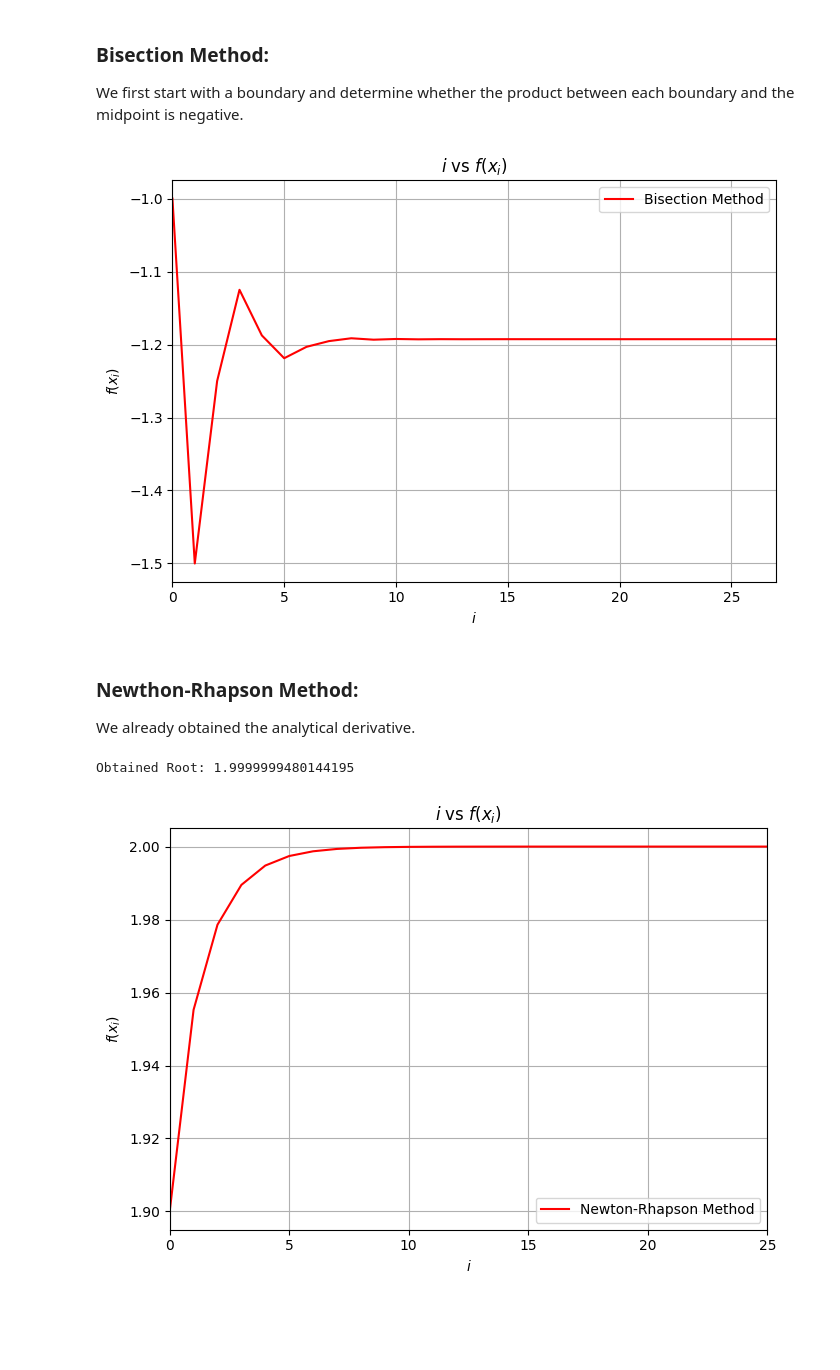
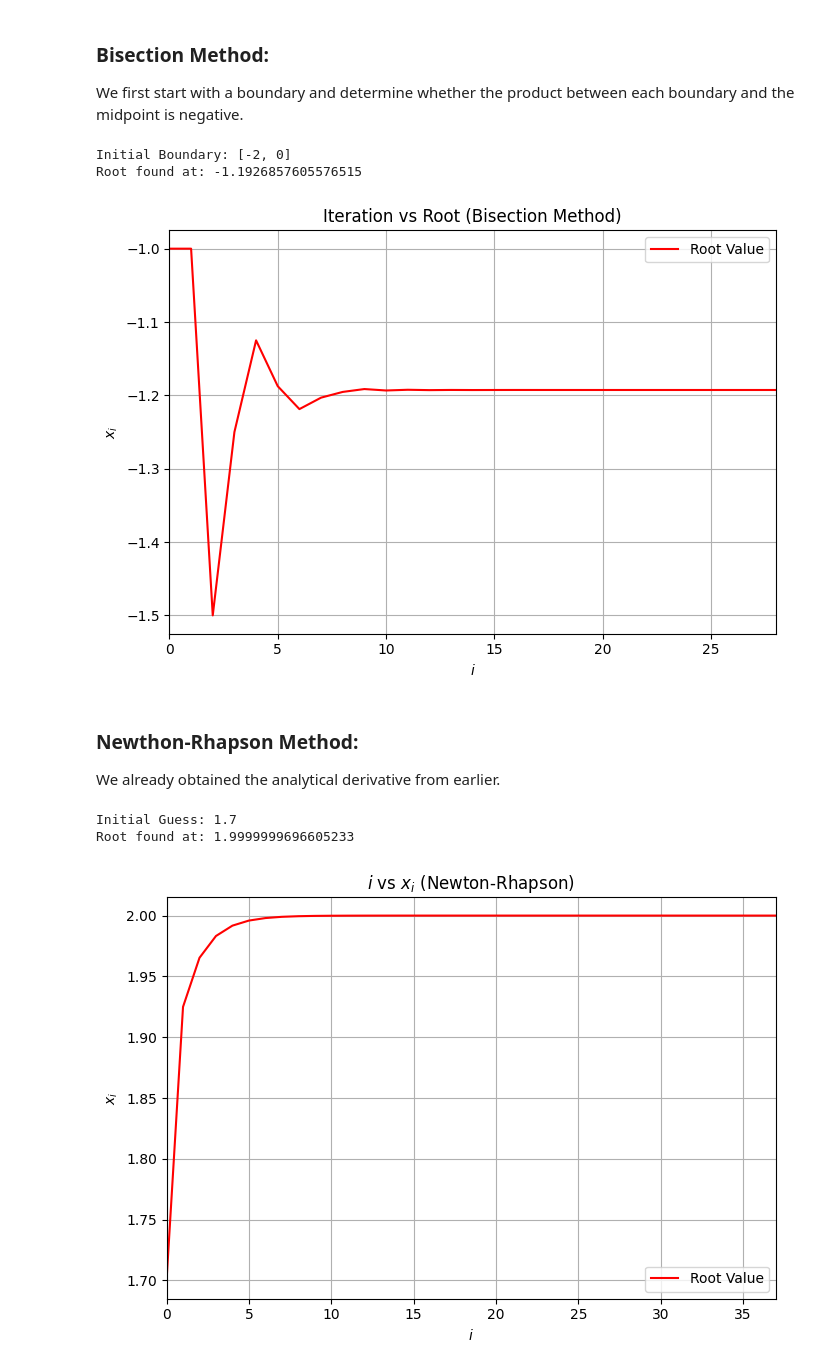
Before and after one commit to LorenzoJoquino/AP155_TX1_1sAY2627, a Jupyter notebook: Rivera/Exercise 7 - Root Finding/7RootFinding_RIVERA.ipynb, the cells around one changed output. Cells and saved outputs as stored; diff of their text form; code cells hidden in the pictures; blank space fills up the shorter version.

```diff
--- a/Rivera/Exercise 7 - Root Finding/7RootFinding_RIVERA.ipynb
+++ b/Rivera/Exercise 7 - Root Finding/7RootFinding_RIVERA.ipynb
@@ -227,57 +238,66 @@ def bisection_method(function=f, x_0=0, x_1=2, k=1000, tolerance=tolerance):
 
     return x_guess
 # %%
-zeros = bisection_method(function=f, x_0=-2, x_1=0, k=10000)
+upper_bound = 0
+lower_bound = -2
+zeros = bisection_method(function=f, x_0=lower_bound, x_1=upper_bound, k=10000)
+print(f"Root found at: {zeros[-1]}")
 
 fig, ax1 = plt.subplots(figsize=(7,5))
 
 x_bm = np.linspace(0, len(zeros)-1, len(zeros))
 y_bm = zeros
 
-ax1.plot(x_bm, y_bm, color='red', ls='-', label='Bisection Method')
+ax1.plot(x_bm, y_bm, color='red', ls='-', label='Root Value')
 ax1.legend()
 ax1.set_xlabel('$i$')
-ax1.set_ylabel('$f(x_i)$')
+ax1.set_ylabel('$x_i$')
 ax1.set_xlim(0,len(zeros)-1)
 ax1.grid(True)
-ax1.set_title('$i$ vs $f(x_i)$')
+ax1.set_title('Iteration vs Root (Bisection Method)')
 plt.tight_layout()
 # %% [output]
+Initial Boundary: [-2, 0]
+Root found at: -1.1926857605576515
-[figure, old version]
+[figure, new version]
 # %% [markdown]
 ### Newthon-Rhapson Method:
 
-We already obtained the analytical derivative.
+We already obtained the analytical derivative from earlier.
 # %%
-def newton_rhapson(function=f, derivative=fp, x_initial=0, k=1000, tolerance=tolerance):
-    zeros = [x_initial]
+def newton_rhapson(function=f, derivative=fp, x_0=0, k=1000, tolerance=tolerance):
+    zeros = [x_0]
+    print(f"Initial Guess: {x_0}")
     x_diff = tolerance + 1
+    x_i = x_0
     x_new = 1 # we just initialize these variables to be greater than the tolerance
     i = 1
     while abs(x_diff/x_new) > tolerance and i < k:
-        x_new = x_initial - f(x_initial)/fp(x_initial)
-        x_diff = x_new - x_initial
+        x_new = x_i - f(x_i)/fp(x_i)
+        x_diff = x_new - x_i
         zeros.append(x_new)
-        x_initial = x_new
+        x_i = x_new
+        i += 1
     return zeros
 # %%
-zeros = newton_rhapson(x_initial = 1.9)
-
-print(f"Obtained Root: {zeros[-1]}")
+guess = 1.7
+zeros = newton_rhapson(x_0 = guess)
+print(f"Root found at: {zeros[-1]}")
 
 fig, ax1 = plt.subplots(figsize=(7,5))
 
 x_bm = np.linspace(0, len(zeros)-1, len(zeros))
 y_bm = zeros
 
-ax1.plot(x_bm, y_bm, color='red', ls='-', label='Newton-Rhapson Method')
+ax1.plot(x_bm, y_bm, color='red', ls='-', label='Root Value')
 ax1.legend(loc='lower right')
 ax1.set_xlabel('$i$')
-ax1.set_ylabel('$f(x_i)$')
+ax1.set_ylabel('$x_i$')
 ax1.set_xlim(0,len(zeros)-1)
 ax1.grid(True)
-ax1.set_title('$i$ vs $f(x_i)$')
+ax1.set_title('$i$ vs $x_i$ (Newton-Rhapson)')
 plt.tight_layout()
 # %% [output]
-Obtained Root: 1.9999999480144195
+Initial Guess: 1.7
+Root found at: 1.9999999696605233
-[figure, old version]
+[figure, new version]
```
Also changed, not shown: parts of 16 cells of this notebook, 1 other file.
